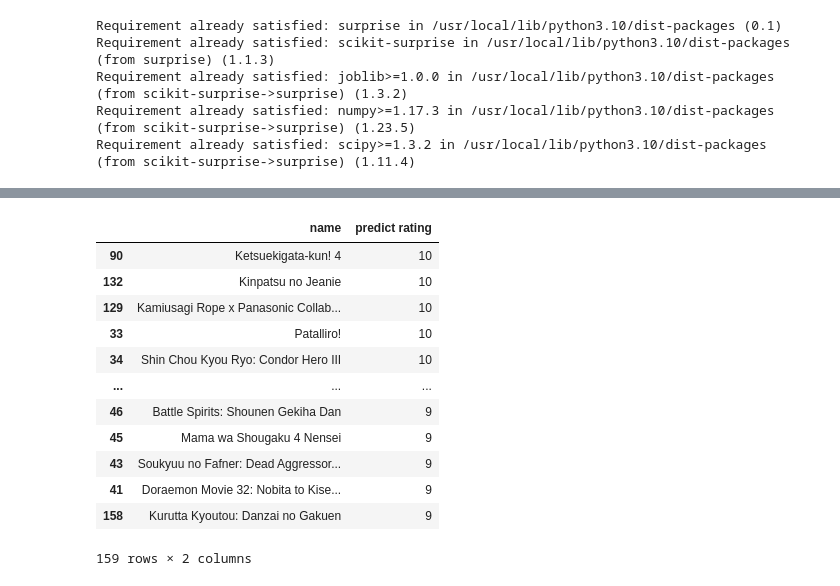
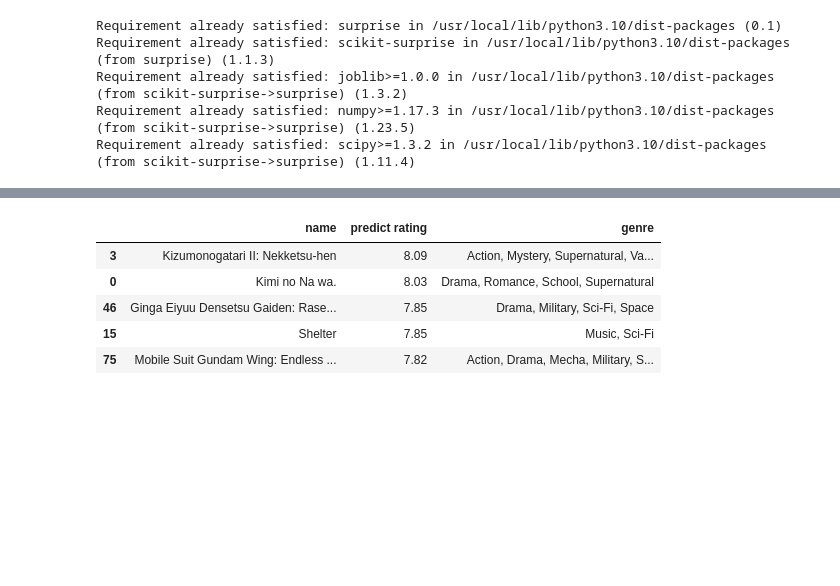
Before and after one commit to phosilva02/tp-bcc409, a Jupyter notebook: src/recomendacao.ipynb, the cells around one changed output, grey strips where cells are left out. Saved outputs shown, nothing was run; the diff lists cells and outputs as text; code cells hidden in the pictures; blank space fills up the shorter version.

```diff
--- a/src/recomendacao.ipynb
+++ b/src/recomendacao.ipynb
@@ -112,0 +210,30 @@ RMSE: 1.4695
+# %%
+metric = []
+resultados = {'folds': ['fold 1', 'fold 2', 'fold 3', 'fold 4', 'fold 5']}
+
+i = 1
+
+for trainset, testset in kf.split(data):
+  #if i != 5:
+    #i = i+1
+    #continue
+  #print(i)
+  if modelo == 'KNN-random' or modelo == 'KNN-sorted':
+    sim_options = {
+      'name': 'cosine',
+      'user_based': True
+    }
+    algo = KNNBasic(sim_options=sim_options)
+
+  if modelo == 'SVD':
+    algo = SVD()
+
+  # train and test algorithm.
+  algo.fit(trainset)
+  predictions = algo.test(testset)
+  # Compute and print Root Mean Squared Error
+  RMSQ = accuracy.rmse(predictions)
+  metric.append(RMSQ)
+  i = i+1
+
+resultados[modelo] = metric
@@ -113,23 +291,23 @@ RMSE: 1.4695
 # %%
-user_id_to_recommend = 5 #@param type: number
+user_id_to_recommend = 42635 #@param type: number
 no_top_rated_animes = 10 #@param type: number
 user_i_rated_itens = user_ratings[user_ratings['user_id'] == user_id_to_recommend]
 rated_itens = user_i_rated_itens[['anime_id', 'rating']].sort_values(by='rating', ascending=False)
 #display(rated_itens)
-user_top_rated_itens = pd.DataFrame(columns=['name', 'predict rating'])
+user_top_rated_itens = pd.DataFrame(columns=['name', 'predict rating', 'genre'])
 print(f'Top {min(no_top_rated_animes, rated_itens.shape[0])} User {user_id_to_recommend} most rated animes:')
 for i in range(min(no_top_rated_animes, rated_itens.shape[0])):
   anime = anime_data[anime_data['anime_id'] == rated_itens.iloc[i]['anime_id']]
-  print(f'\t#{i+1}: {anime.iloc[0]["name"]} = {rated_itens.iloc[i]["rating"]}')
+  print(f'\t#{i+1}: {anime.iloc[0]["name"]} = {rated_itens.iloc[i]["rating"]}. {anime.iloc[0]["genre"]}' )
   #user_top_rated_itens.append(anime.iloc[0]['name'])
 
 #print(user_top_rated_itens)
-items_to_predict = anime_data[~anime_data['anime_id'].isin(user_ratings[user_ratings['user_id'] == user_id_to_recommend]['anime_id'])]['anime_id']
+items_to_predict = anime_data[~anime_data['anime_id'].isin(user_ratings_original[user_ratings_original['user_id'] == user_id_to_recommend]['anime_id'])]['anime_id']
 for item_id in items_to_predict:
     pred = algo.predict(user_id_to_recommend, item_id)
-    if pred.est > 8.99:
-      user_top_rated_itens.loc[len(user_top_rated_itens)] = {'name': anime_data[anime_data['anime_id'] == item_id].iloc[0]['name'], 'predict rating': round(pred.est)}
+    if pred.est > 6.99:
+      user_top_rated_itens.loc[len(user_top_rated_itens)] = {'name': anime_data[anime_data['anime_id'] == item_id].iloc[0]['name'], 'predict rating': round(pred.est,2), 'genre': anime_data[anime_data['anime_id'] == item_id].iloc[0]['genre'] }
     #print(f"Usuário {user_id_to_recommend} pode dar uma previsão de rating {pred.est:.2f} para o anime de ID {anime_data[anime_data['anime_id'] == item_id].iloc[0]['name']}")
 
-display(user_top_rated_itens.sort_values(by='predict rating', ascending=False))
+display(user_top_rated_itens.sort_values(by='predict rating', ascending=False).head(5))
 # %% [output]
@@ -147,13 +325,6 @@ Top 10 User 5 most rated animes:
-|  | name | predict rating |
-| 90 | Ketsuekigata-kun! 4 | 10 |
-| 132 | Kinpatsu no Jeanie | 10 |
-| 129 | Kamiusagi Rope x Panasonic Collab... | 10 |
-| 33 | Patalliro! | 10 |
-| 34 | Shin Chou Kyou Ryo: Condor Hero III | 10 |
-| ... | ... | ... |
-| 46 | Battle Spirits: Shounen Gekiha Dan | 9 |
-| 45 | Mama wa Shougaku 4 Nensei | 9 |
-| 43 | Soukyuu no Fafner: Dead Aggressor... | 9 |
-| 41 | Doraemon Movie 32: Nobita to Kise... | 9 |
-| 158 | Kurutta Kyoutou: Danzai no Gakuen | 9 |
+|  | name | predict rating | genre |
+| 3 | Kizumonogatari II: Nekketsu-hen | 8.09 | Action, Mystery, Supernatural, Va... |
+| 0 | Kimi no Na wa. | 8.03 | Drama, Romance, School, Supernatural |
+| 46 | Ginga Eiyuu Densetsu Gaiden: Rase... | 7.85 | Drama, Military, Sci-Fi, Space |
+| 15 | Shelter | 7.85 | Music, Sci-Fi |
+| 75 | Mobile Suit Gundam Wing: Endless ... | 7.82 | Action, Drama, Mecha, Military, S... |
-159 rows × 2 columns
```
Also changed, not shown: parts of 19 cells of this notebook.
